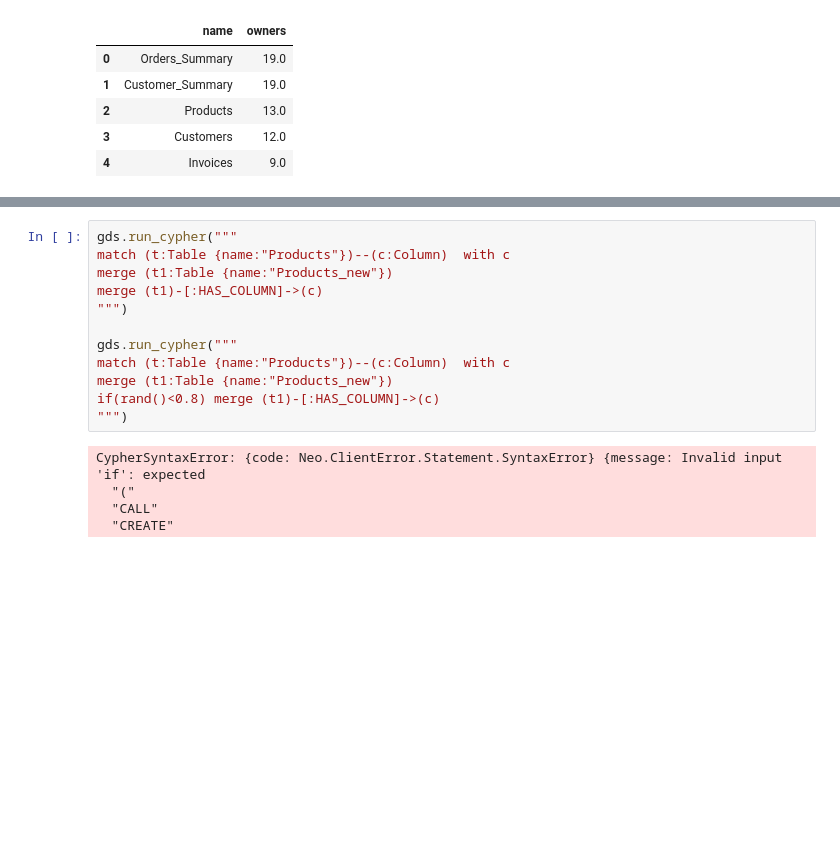
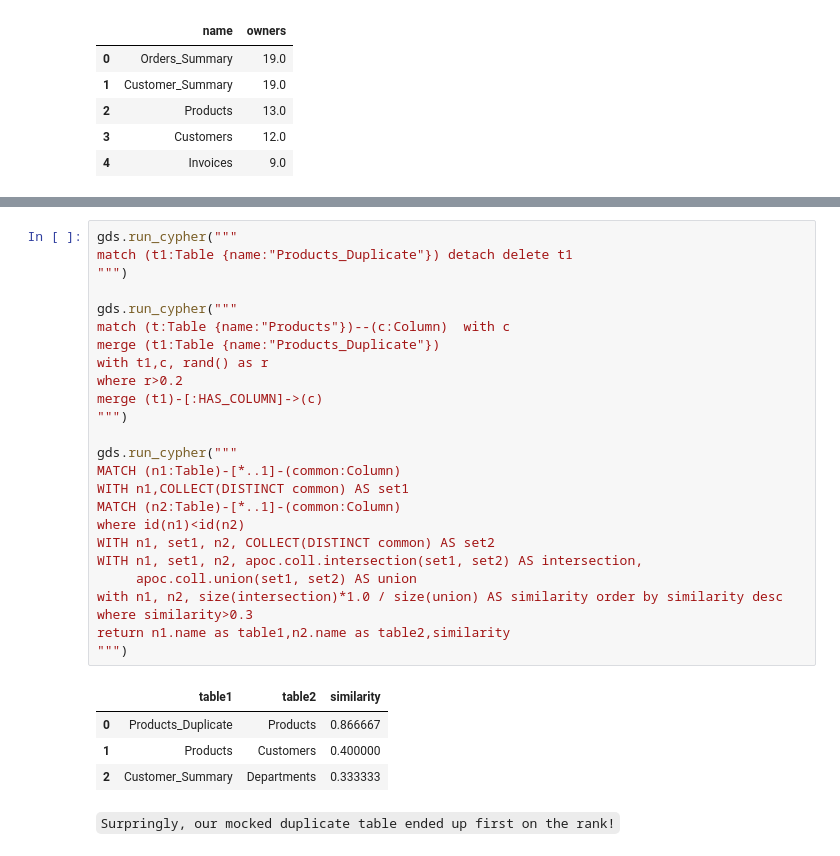
Before and after one commit to zhongjie526/neo4j_data_catalog, a Jupyter notebook: Data Catalog Management.ipynb, the cells around one changed output, grey strips where cells are left out. Saved outputs shown, nothing was run; the diff lists cells and outputs as text; blank space fills up the shorter version.

```diff
--- a/Data Catalog Management.ipynb
+++ b/Data Catalog Management.ipynb
@@ -257,17 +267,32 @@ LIMIT 5
 # %%
 gds.run_cypher("""
+match (t1:Table {name:"Products_Duplicate"}) detach delete t1
+""")
+
+gds.run_cypher("""
 match (t:Table {name:"Products"})--(c:Column)  with c
-merge (t1:Table {name:"Products_new"})
+merge (t1:Table {name:"Products_Duplicate"})
+with t1,c, rand() as r
+where r>0.2
 merge (t1)-[:HAS_COLUMN]->(c)
 """)
 
 gds.run_cypher("""
-match (t:Table {name:"Products"})--(c:Column)  with c
-merge (t1:Table {name:"Products_new"})
-if(rand()<0.8) merge (t1)-[:HAS_COLUMN]->(c)
+MATCH (n1:Table)-[*..1]-(common:Column)
+WITH n1,COLLECT(DISTINCT common) AS set1
+MATCH (n2:Table)-[*..1]-(common:Column)
+where id(n1)<id(n2)
+WITH n1, set1, n2, COLLECT(DISTINCT common) AS set2
+WITH n1, set1, n2, apoc.coll.intersection(set1, set2) AS intersection,
+     apoc.coll.union(set1, set2) AS union
+with n1, n2, size(intersection)*1.0 / size(union) AS similarity order by similarity desc
+where similarity>0.3
+return n1.name as table1,n2.name as table2,similarity
 """)
 # %% [output]
-CypherSyntaxError: {code: Neo.ClientError.Statement.SyntaxError} {message: Invalid input 'if': expected
-  "("
-  "CALL"
-  "CREATE"
+|  | table1 | table2 | similarity |
+| 0 | Products_Duplicate | Products | 0.866667 |
+| 1 | Products | Customers | 0.400000 |
+| 2 | Customer_Summary | Departments | 0.333333 |
+# %% [markdown]
+`Surpringly, our mocked duplicate table ended up first on the rank!`
```
Also changed, not shown: parts of 4 cells of this notebook, 2 other files.
